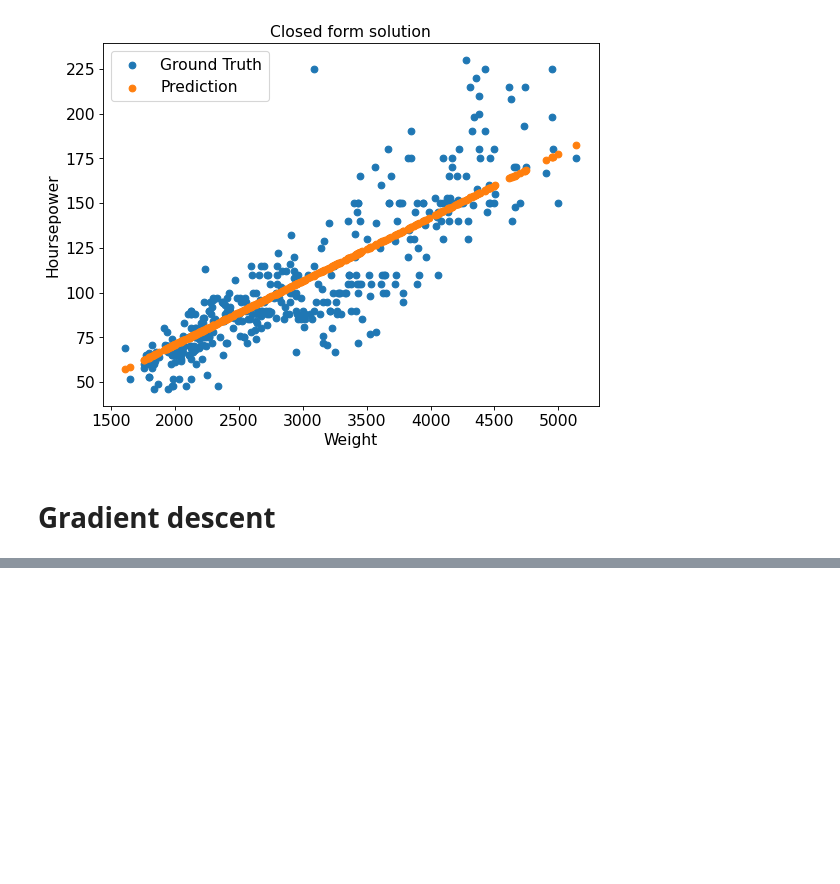
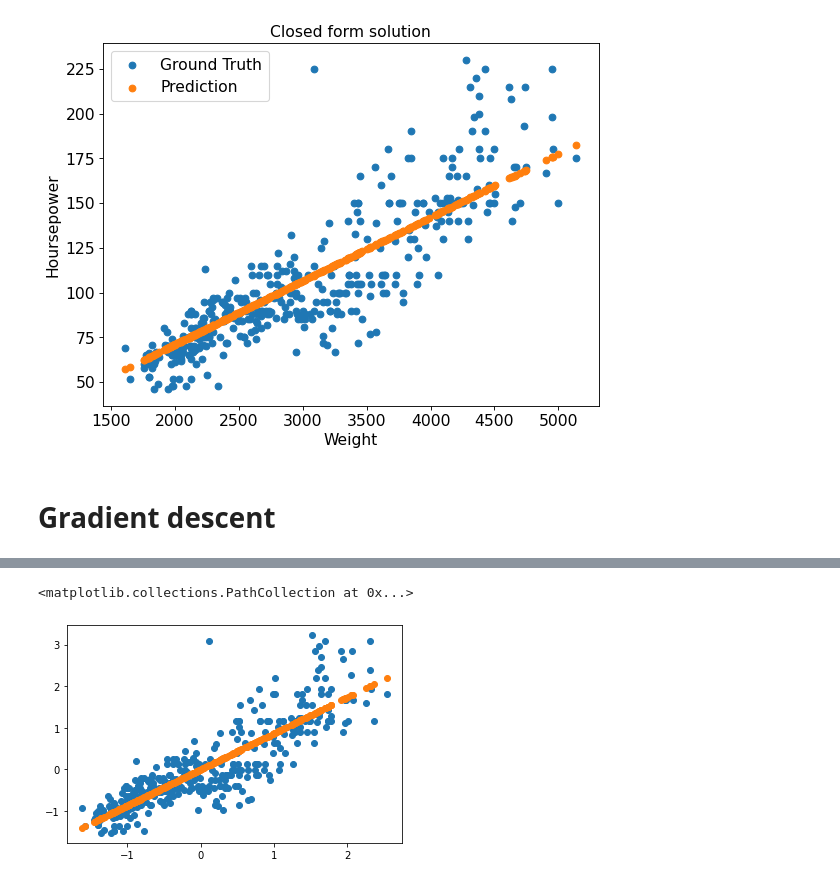
Before and after one commit to adinrezaei/MLfromScratch, a Jupyter notebook: Project1.ipynb, the cells around one changed output, grey strips where cells are left out. Cells and saved outputs as stored; diff of their text form; code cells hidden in the pictures; blank space fills up the shorter version.

```diff
--- a/Project1.ipynb
+++ b/Project1.ipynb
@@ -41,0 +74,16 @@ plt.legend(fontsize = Fnt)
+# %%
+def Gradient(w, X, t):
+    XT = np.transpose(X)
+    tT = np.transpose(t)
+    #w = np.random.random(X.shape[1]).reshape(-1,1)
+    wT = np.transpose(w)
+    wTX = np.dot(wT,XT)
+    wTXTX = np.dot(wTX,X)
+    tTX = np.dot(tT,X)
+    GradJ = 2*(wTXTX - tTX)
+    return GradJ
+# %%
+for i in range(10):
+    w = np.random.random(X.shape[1]).reshape(-1,1)
+    Grdj = Gradient(w, Xnorm, tnorm)
+    print(w, Grdj)
@@ -41,0 +108,21 @@ plt.legend(fontsize = Fnt)
+# %%
+k = 0
+epsilon = 1e-3
+Error = 10
+rho = 0.0001
+while(Error> epsilon) & (k < 2000):
+    if k == 0:
+        w = np.random.random(X.shape[1]).reshape(-1,1)
+    else:
+        Gradj = Gradient(w, Xnorm, tnorm)
+        w = w-rho*Gradj
+
+    y= np.dot(Xnorm,w)
+    Error= np.sum(np.sqrt((y-tnorm)**2))
+    k = k + 1
+# %%
+plt.scatter(Xnorm,tnorm)
+plt.scatter(Xnorm,y)
+# %% [output]
+<matplotlib.collections.PathCollection at 0x...>
+[figure, added]
```
Also changed, not shown: parts of 9 cells of this notebook.
